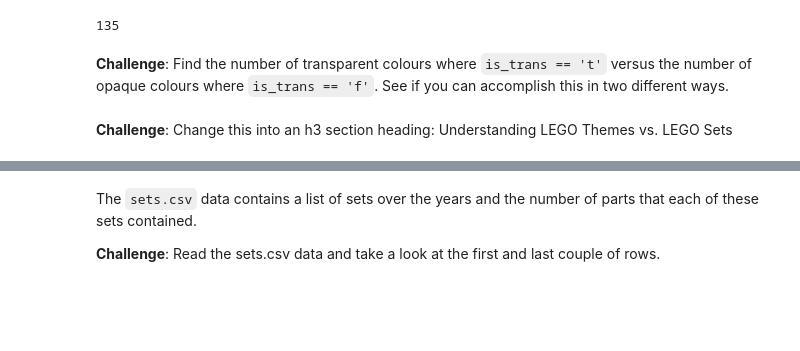
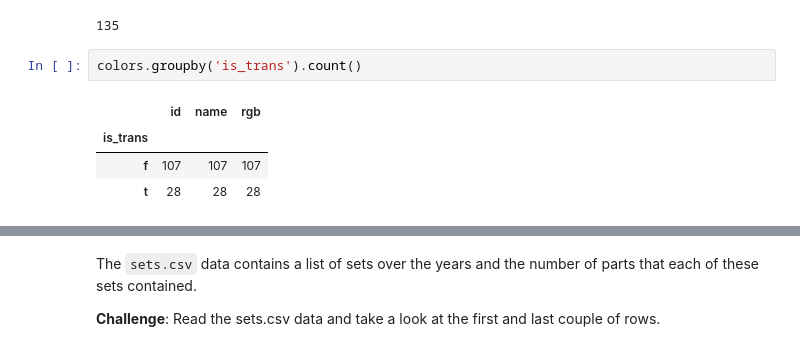
Before and after one commit to ManassenN/Colaboratory, a Jupyter notebook: Lego_Analysis_chart.ipynb, the cells around one changed output, grey strips where cells are left out. Saved outputs shown, nothing was run; the diff lists cells and outputs as text; blank space fills up the shorter version.

```diff
--- a/Lego_Analysis_chart.ipynb
+++ b/Lego_Analysis_chart.ipynb
@@ -37,10 +13,13 @@ colors = pd.read_csv("/content/data/colors.csv")
 colors['name'].nunique()
 # %% [output]
 135
-# %% [markdown]
-**Challenge**: Find the number of transparent colours where <code>is_trans == 't'</code> versus the number of opaque colours where <code>is_trans == 'f'</code>. See if you can accomplish this in two different ways.
-# %% [markdown]
-**Challenge**: Change this into an h3 section heading: Understanding LEGO Themes vs. LEGO Sets
+# %%
+colors.groupby('is_trans').count()
+# %% [output]
+|  | id | name | rgb |
+| is_trans |  |  |  |
+| f | 107 | 107 | 107 |
+| t | 28 | 28 | 28 |
 # %% [markdown]
 Walk into a LEGO store and you will see their products organised by theme. Their themes include Star Wars, Batman, Harry Potter and many more.
 
```
Also changed, not shown: parts of 11 cells of this notebook.
